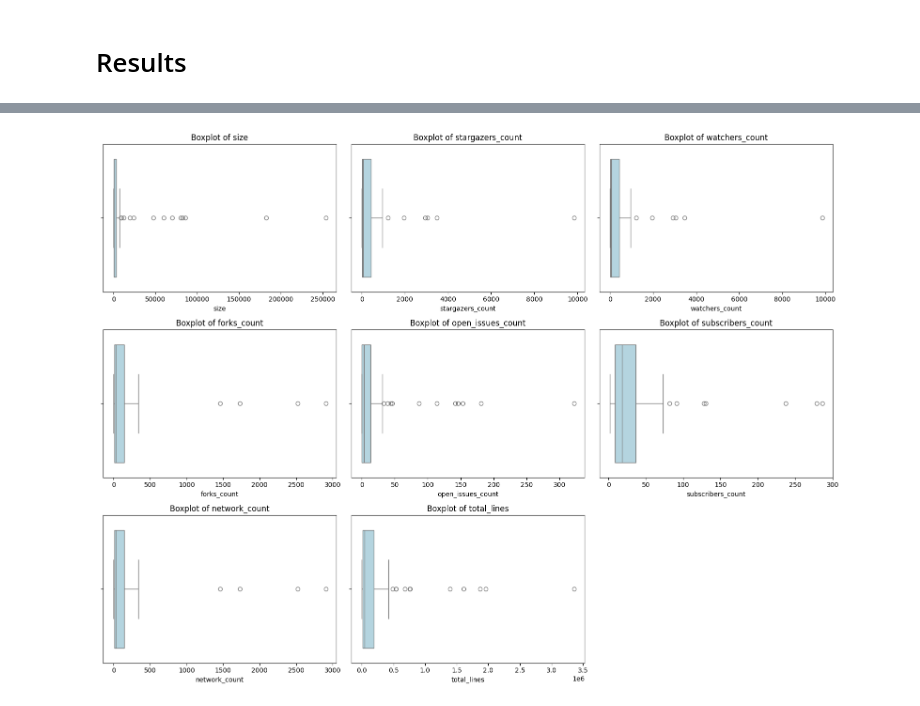
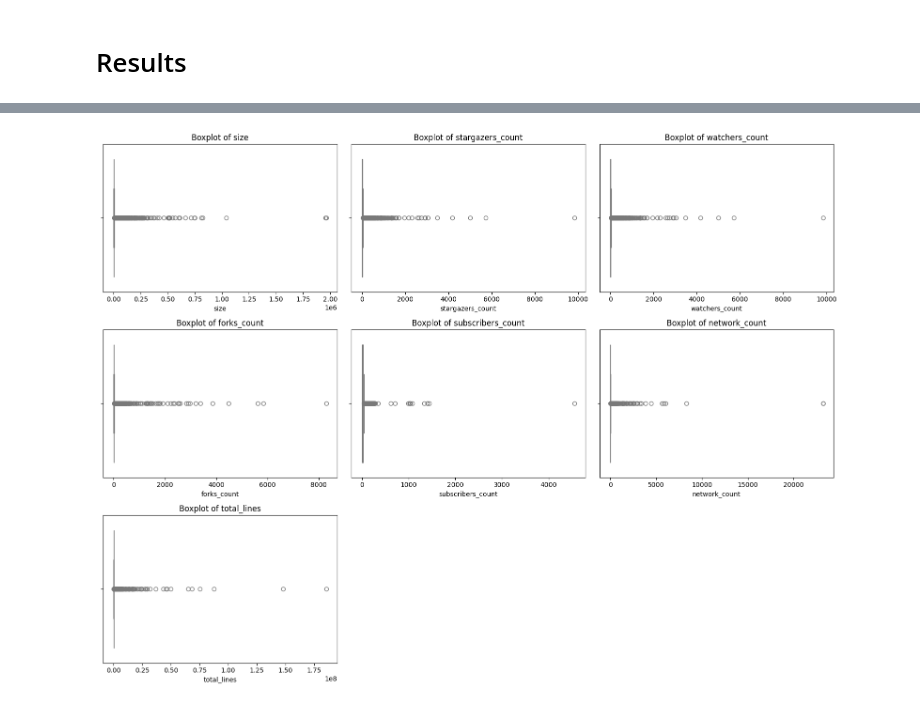
Before and after one commit to Cafeo-Group/git-infer, a Jupyter notebook: get_metics.ipynb, the cells around one changed output, grey strips where cells are left out. Cells and saved outputs as stored; diff of their text form; code cells hidden in the pictures.

```diff
--- a/get_metics.ipynb
+++ b/get_metics.ipynb
@@ -30,8 +30,8 @@ import matplotlib.pyplot as plt
 import seaborn as sns
 from concurrent.futures import ThreadPoolExecutor, as_completed
 # %%
-# ORGANIZATIONS = ["googlesamples", "aws-samples", "Azure-Samples", "spring-guides", "googlearchive", "spring-cloud-samples"]
-ORGANIZATIONS = ["googlesamples"]
+ORGANIZATIONS = ["googlesamples", "aws-samples", "Azure-Samples", "spring-guides", "googlearchive", "spring-cloud-samples"]
+# ORGANIZATIONS = ["googlesamples"]
 EXCLUDED_REPOS = [
     "googlearchive/digits-migration-helper-android",
     "googlearchive/play-apk-expansion",
@@ -77,6 +77,7 @@ def fetch_organization_repositories(organization_name, language=None):
             "watchers_count": repo.watchers_count,
             "forks_count": repo.forks_count,
             "open_issues_count": repo.open_issues_count,
+            "open_issues_count": repo,
             "subscribers_count": repo.subscribers_count,
             "network_count": repo.network_count,
             "archived": repo.archived,
@@ -182,12 +185,14 @@ def plot_metrics_distribution():
     plt.savefig('results/distribution_metrics.png')
     plt.show()
 # %%
-def plot_boxplot_metrics():
+def plot_boxplot_metrics(dataframe):
+    # Verificar se as colunas especificadas em METRICS são numéricas
+    numeric_metrics = dataframe[METRICS].select_dtypes(include='number')
+
     plt.figure(figsize=(16, 12))
-
-    for i, metric in enumerate(METRICS):
+    for i, metric in enumerate(numeric_metrics.columns):
         plt.subplot(3, 3, i + 1)
-        sns.boxplot(x=dataframe[metric], color='lightblue')
+        sns.boxplot(x=numeric_metrics[metric], color='lightblue')
         plt.title(f'Boxplot of {metric}')
         plt.xlabel(metric)
 
@@ -277,7 +305,7 @@ plot_metrics_distribution()
 # %%
-plot_boxplot_metrics()
+plot_boxplot_metrics(dataframe)
 # %% [output]
-[figure, old version]
+[figure, new version]
 # %%
 plot_metrics_statistics()
 # %% [output]
```
Also changed, not shown: parts of 9 cells of this notebook.
